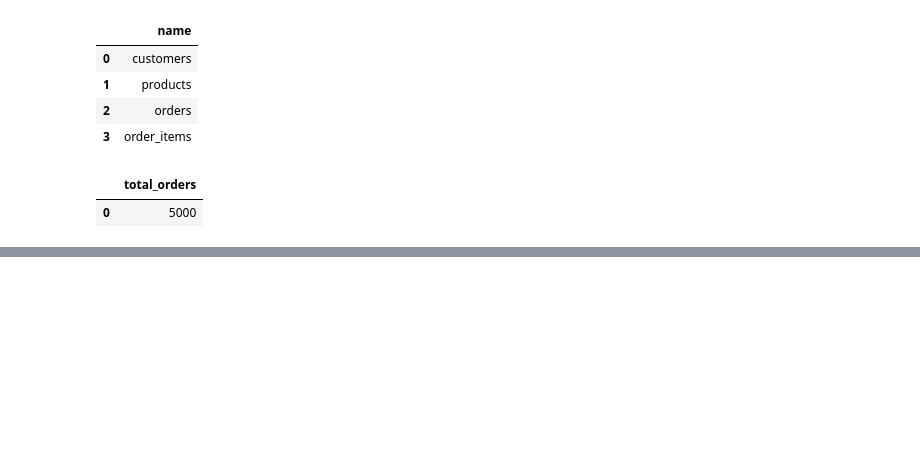
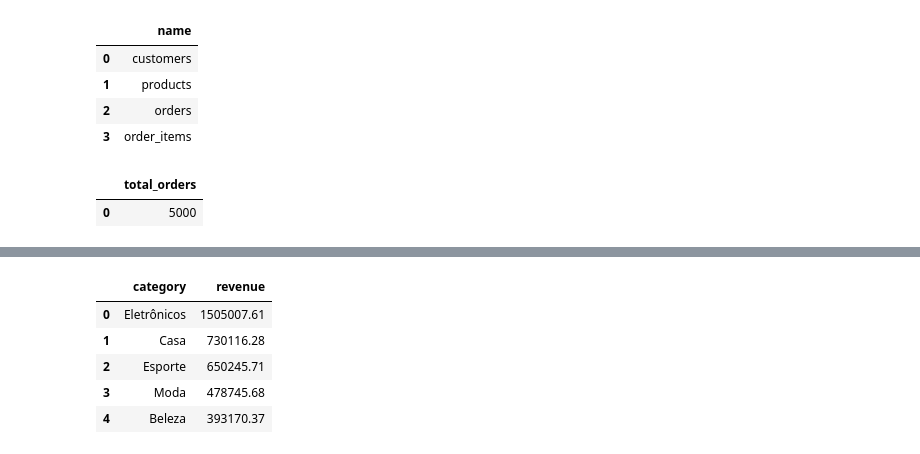
Before and after one commit to ricardo-paganini/ecommerce-sales-analysis, a Jupyter notebook: ecommerce-sales-analysis.ipynb, the cells around one changed output, grey strips where cells are left out. Drawn from its saved outputs; the diff is of its cells as text; code cells hidden in the pictures; blank space fills up the shorter version.

```diff
--- a/ecommerce-sales-analysis.ipynb
+++ b/ecommerce-sales-analysis.ipynb
@@ -409,0 +421,21 @@ display(pd.read_sql(query, conn))
+# %%
+query = '''
+SELECT p.category,
+       ROUND(SUM(oi.quantity * p.unit_price), 2) AS revenue
+FROM order_items oi
+JOIN orders o ON oi.order_id = o.order_id
+JOIN products p ON oi.product_id = p.product_id
+WHERE o.status = 'Entregue'
+GROUP BY p.category
+ORDER BY revenue DESC
+'''
+
+revenue_by_category = pd.read_sql(query, conn)
+display(revenue_by_category)
+# %% [output]
+|  | category | revenue |
+| 0 | Eletrônicos | 1505007.61 |
+| 1 | Casa | 730116.28 |
+| 2 | Esporte | 650245.71 |
+| 3 | Moda | 478745.68 |
+| 4 | Beleza | 393170.37 |
```
Also changed, not shown: parts of 3 cells of this notebook.
